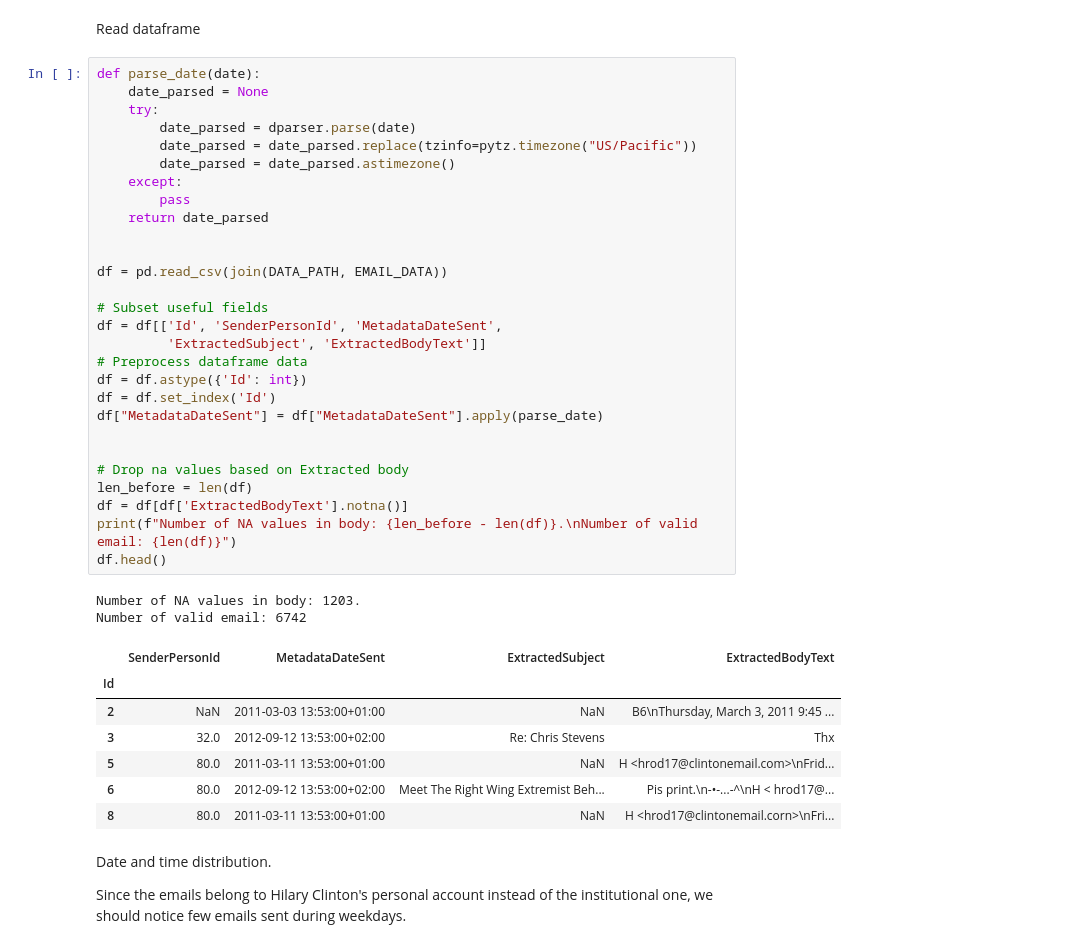
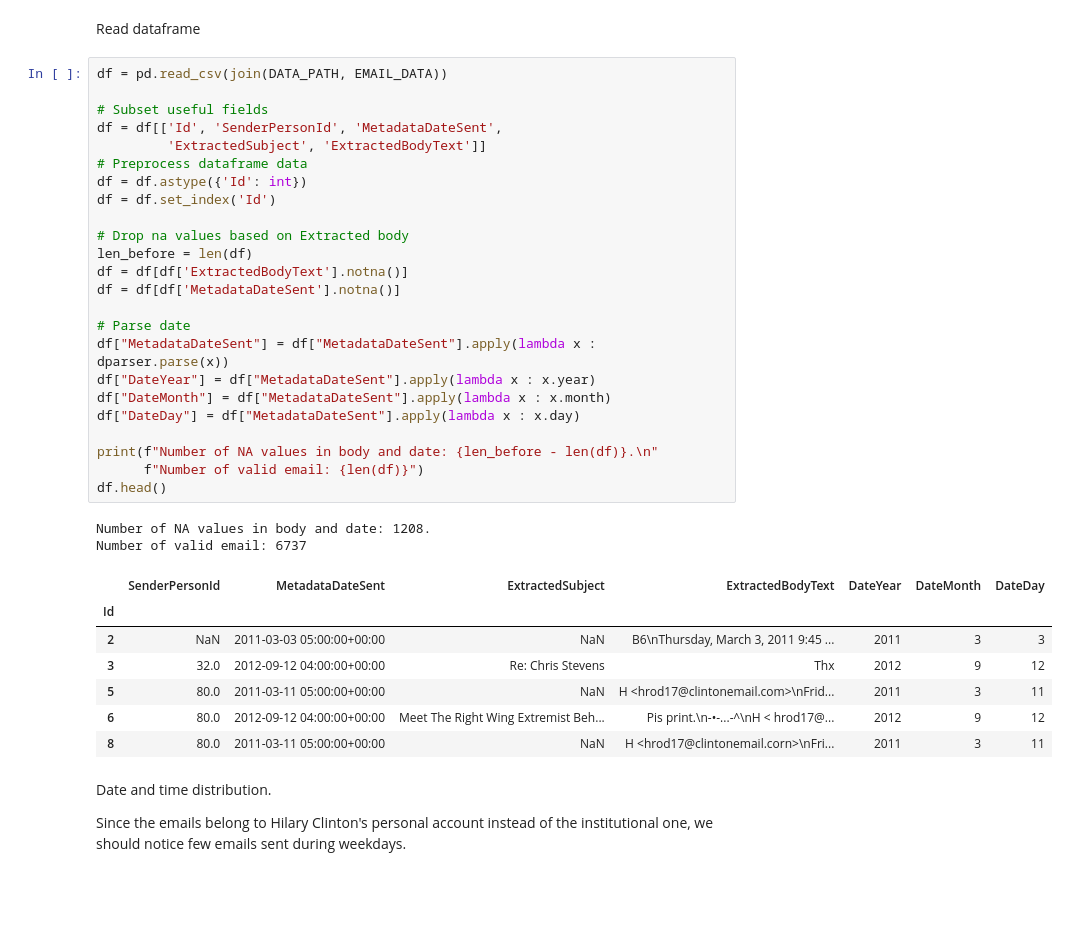
Before and after one commit to gianlucagiudice/hillary-clinton-leaked-emails, a Jupyter notebook: preprocess.ipynb, the cells around one changed output. Saved outputs shown, nothing was run; the diff lists cells and outputs as text; blank space fills up the shorter version.

```diff
--- a/preprocess.ipynb
+++ b/preprocess.ipynb
@@ -41,43 +45,39 @@ INFO: Pandarallel will use Memory file system to transfer data between the main
 # %% [markdown]
 Read dataframe
 # %%
-def parse_date(date):
-    date_parsed = None
-    try:
-        date_parsed = dparser.parse(date)
-        date_parsed = date_parsed.replace(tzinfo=pytz.timezone("US/Pacific"))
-        date_parsed = date_parsed.astimezone()
-    except:
-        pass
-    return date_parsed
-
-
 df = pd.read_csv(join(DATA_PATH, EMAIL_DATA))
 
 # Subset useful fields
 df = df[['Id', 'SenderPersonId', 'MetadataDateSent',
          'ExtractedSubject', 'ExtractedBodyText']]
 # Preprocess dataframe data
 df = df.astype({'Id': int})
 df = df.set_index('Id')
-df["MetadataDateSent"] = df["MetadataDateSent"].apply(parse_date)
-
 
 # Drop na values based on Extracted body
 len_before = len(df)
 df = df[df['ExtractedBodyText'].notna()]
-print(f"Number of NA values in body: {len_before - len(df)}.\nNumber of valid email: {len(df)}")
+df = df[df['MetadataDateSent'].notna()]
+
+# Parse date
+df["MetadataDateSent"] = df["MetadataDateSent"].apply(lambda x : dparser.parse(x))
+df["DateYear"] = df["MetadataDateSent"].apply(lambda x : x.year)
+df["DateMonth"] = df["MetadataDateSent"].apply(lambda x : x.month)
+df["DateDay"] = df["MetadataDateSent"].apply(lambda x : x.day)
+
+print(f"Number of NA values in body and date: {len_before - len(df)}.\n"
+      f"Number of valid email: {len(df)}")
 df.head()
 # %% [output]
-Number of NA values in body: 1203.
-Number of valid email: 6742
+Number of NA values in body and date: 1208.
+Number of valid email: 6737
-|  | SenderPersonId | MetadataDateSent | ExtractedSubject | ExtractedBodyText |
-| Id |  |  |  |  |
-| 2 | NaN | 2011-03-03 13:53:00+01:00 | NaN | B6\nThursday, March 3, 2011 9:45 ... |
-| 3 | 32.0 | 2012-09-12 13:53:00+02:00 | Re: Chris Stevens | Thx |
-| 5 | 80.0 | 2011-03-11 13:53:00+01:00 | NaN | H <hrod17@clintonemail.com>\nFrid... |
-| 6 | 80.0 | 2012-09-12 13:53:00+02:00 | Meet The Right Wing Extremist Beh... | Pis print.\n-•-...-^\nH < hrod17@... |
-| 8 | 80.0 | 2011-03-11 13:53:00+01:00 | NaN | H <hrod17@clintonemail.corn>\nFri... |
+|  | SenderPersonId | MetadataDateSent | ExtractedSubject | ExtractedBodyText | DateYear | DateMonth | DateDay |
+| Id |  |  |  |  |  |  |  |
+| 2 | NaN | 2011-03-03 05:00:00+00:00 | NaN | B6\nThursday, March 3, 2011 9:45 ... | 2011 | 3 | 3 |
+| 3 | 32.0 | 2012-09-12 04:00:00+00:00 | Re: Chris Stevens | Thx | 2012 | 9 | 12 |
+| 5 | 80.0 | 2011-03-11 05:00:00+00:00 | NaN | H <hrod17@clintonemail.com>\nFrid... | 2011 | 3 | 11 |
+| 6 | 80.0 | 2012-09-12 04:00:00+00:00 | Meet The Right Wing Extremist Beh... | Pis print.\n-•-...-^\nH < hrod17@... | 2012 | 9 | 12 |
+| 8 | 80.0 | 2011-03-11 05:00:00+00:00 | NaN | H <hrod17@clintonemail.corn>\nFri... | 2011 | 3 | 11 |
 # %% [markdown]
 Date and time distribution.
 
```
Also changed, not shown: parts of 25 cells of this notebook.
